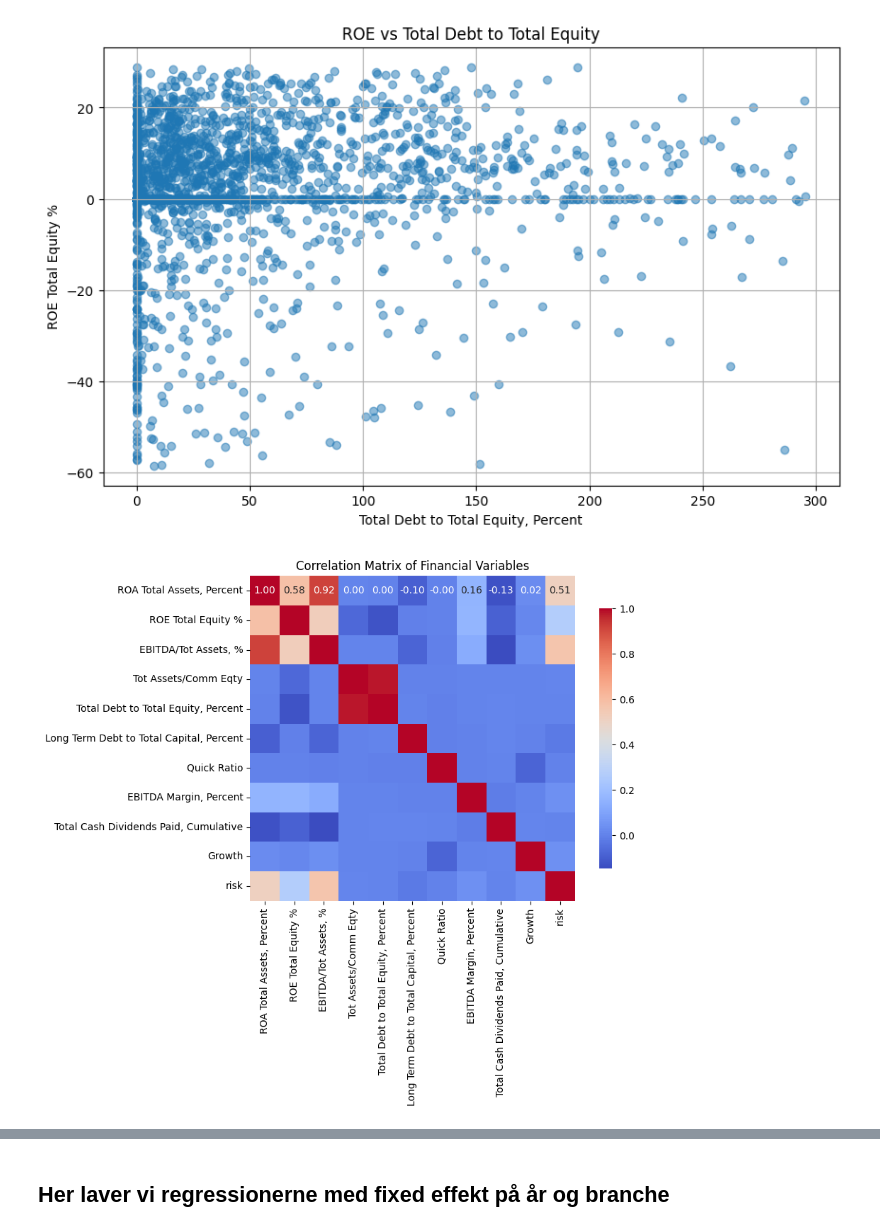
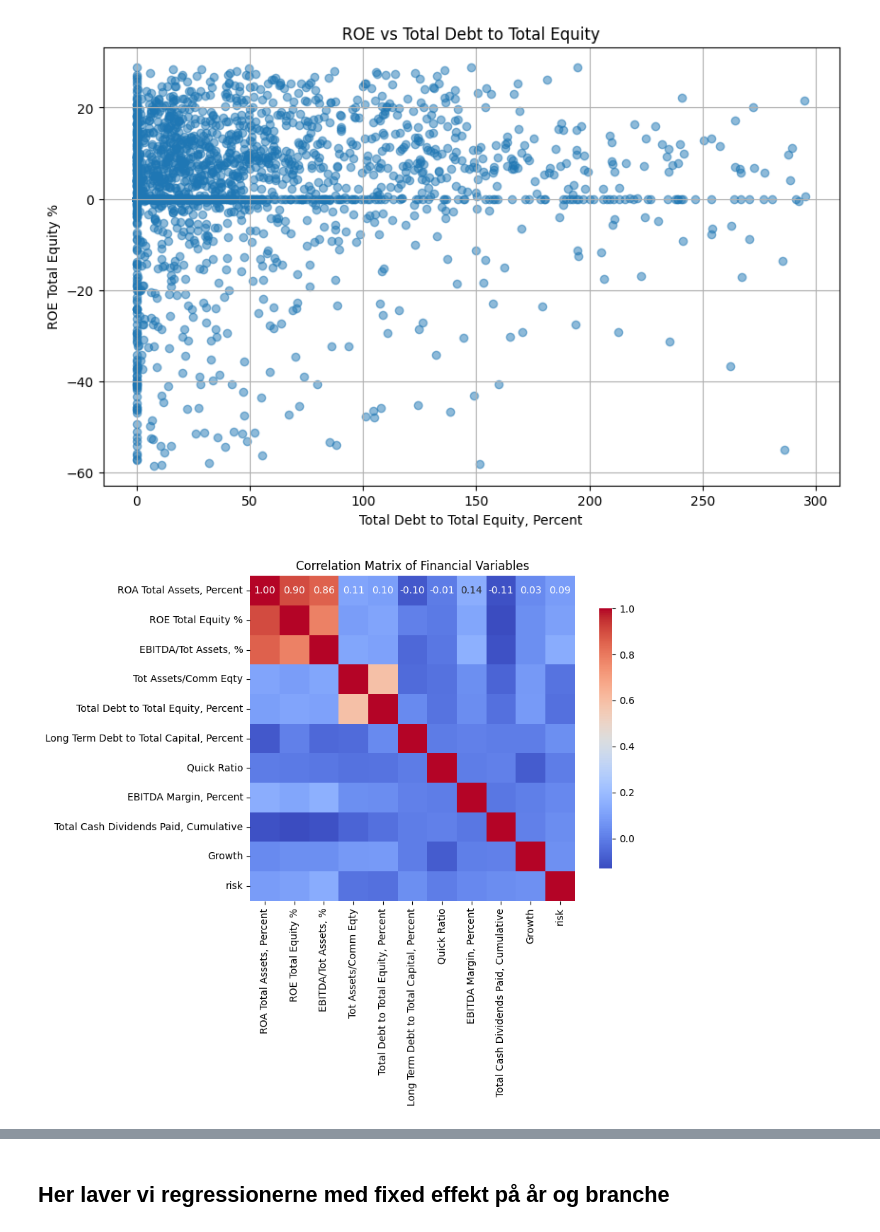
Before and after one commit to MarcusHonore/Seminar-Corporate-Finance, a Jupyter notebook: program til seminar.ipynb, the cells around one changed output, grey strips where cells are left out. Drawn from its saved outputs; the diff is of its cells as text; code cells hidden in the pictures.

```diff
--- a/program til seminar.ipynb
+++ b/program til seminar.ipynb
@@ -189,35 +189,35 @@ plt.show()
 # and print it
 import seaborn as sns
 import matplotlib.pyplot as plt
 import numpy as np
 
 # Select the relevant columns for correlation
 columns = [
     'ROA Total Assets, Percent',
     'ROE Total Equity %',
     'EBITDA/Tot Assets, %',
     'Tot Assets/Comm Eqty',
     'Total Debt to Total Equity, Percent',
     'Long Term Debt to Total Capital, Percent',
     'Quick Ratio',
     'EBITDA Margin, Percent',
     'Total Cash Dividends Paid, Cumulative',
     'Growth',
     'risk'
 ]
 # Create a new DataFrame with the selected columns
-data_subset = data_filter[columns]
+data_subset = data_trimmed[columns]
 # Calculate the correlation matrix
 correlation_matrix = data_subset.corr()
 # Set up the matplotlib figure
 plt.figure(figsize=(10, 8))
 # Create a heatmap of the correlation matrix
 sns.heatmap(correlation_matrix, annot=True, fmt=".2f", cmap='coolwarm', square=True, cbar_kws={"shrink": .8})
 plt.title('Correlation Matrix of Financial Variables')
 plt.tight_layout()
 plt.show()
 # %% [output]
-[figure, old version]
+[figure, new version]
 # %%
 # List of variables to trim
 trim_vars = ['ROA Total Assets, Percent', 'ROE Total Equity %', 'Total Debt to Total Equity, Percent']
```
Also changed, not shown: parts of 9 cells of this notebook.
